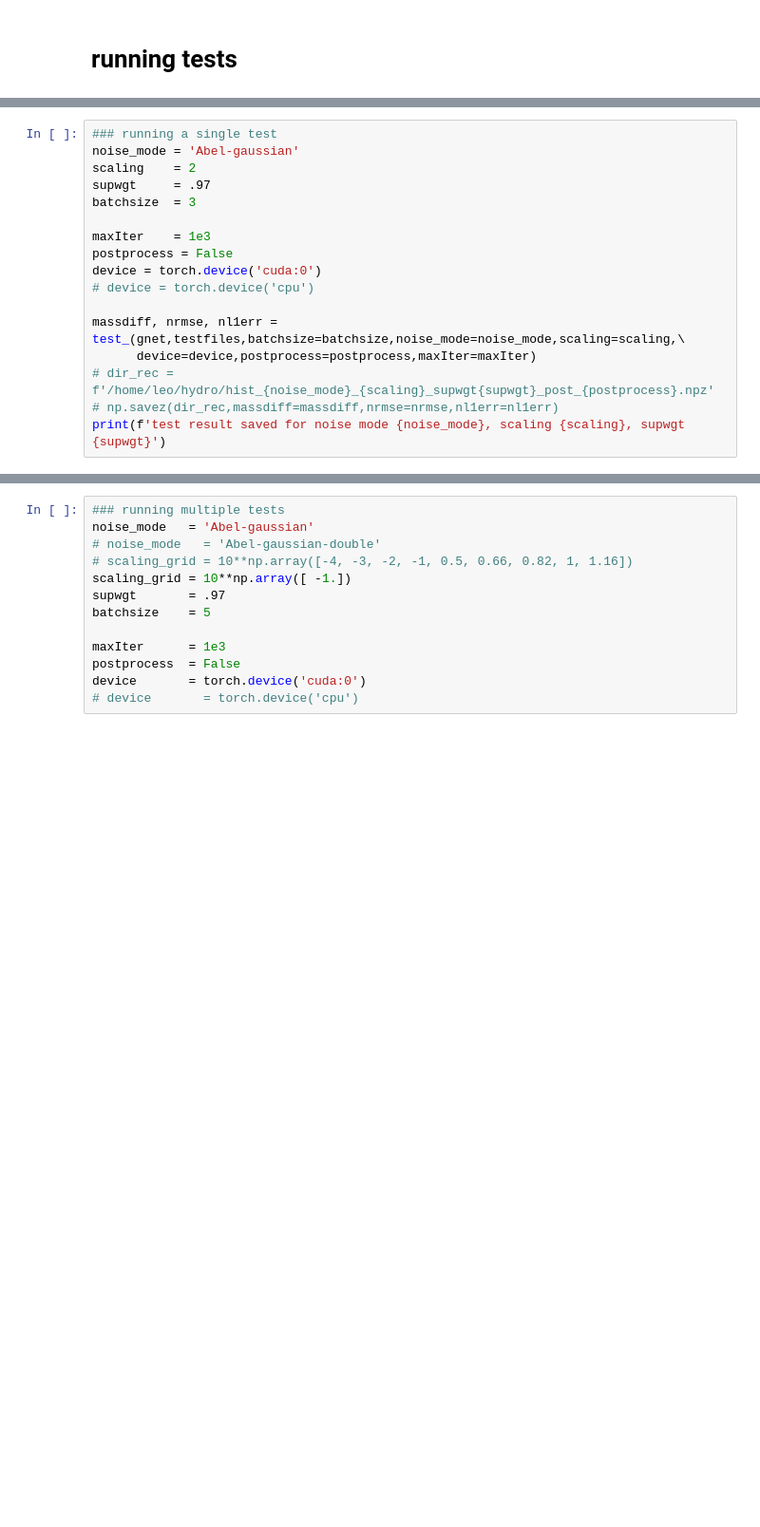
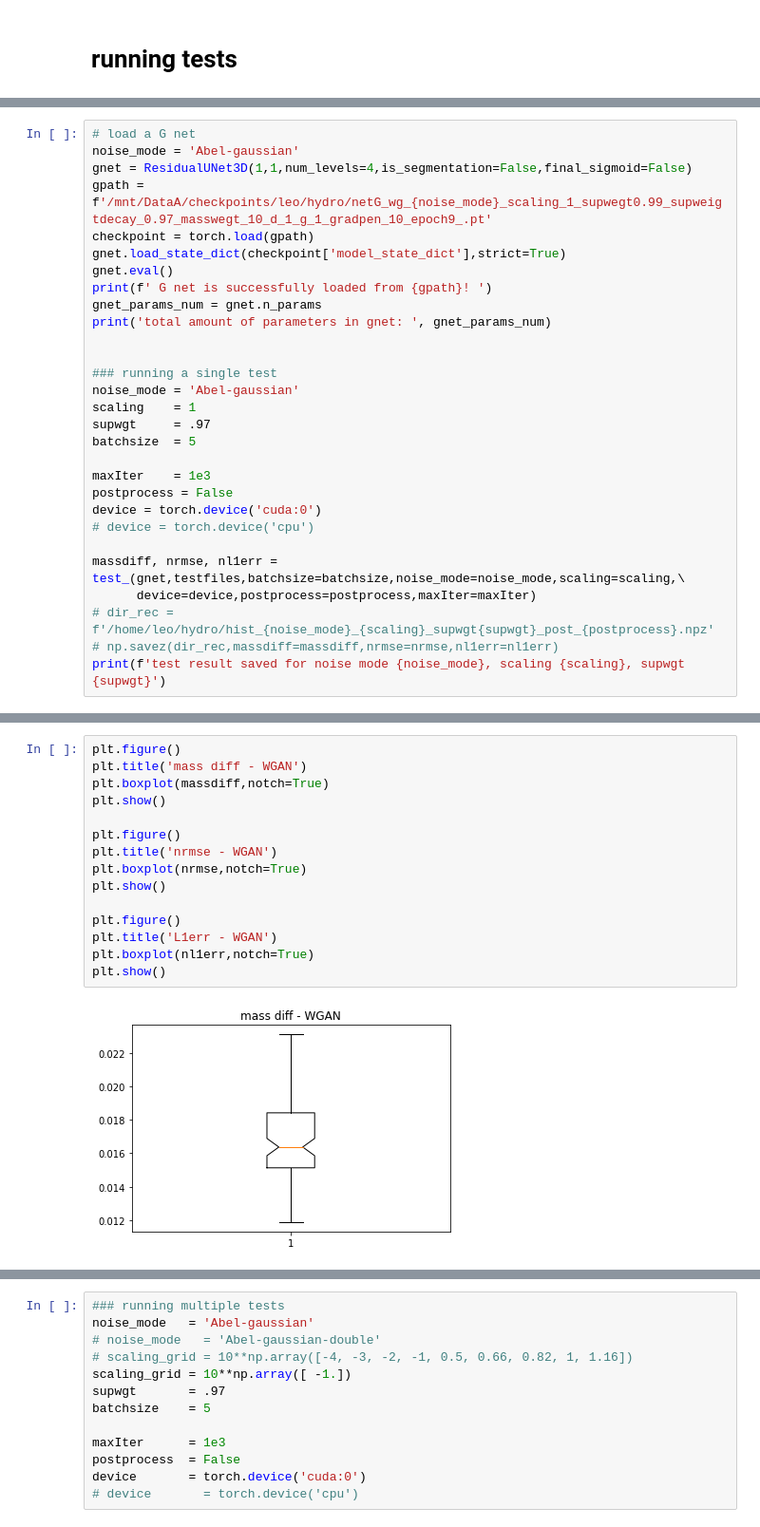
Before and after one commit to zhishenhuang/hydro, a Jupyter notebook: demo.ipynb, the cells around one changed output, grey strips where cells are left out. Shown: that part at 95% size. Drawn from its saved outputs; the diff is of its cells as text; blank space fills up the shorter version.

```diff
--- a/demo.ipynb
+++ b/demo.ipynb
@@ -77,9 +96,21 @@ testfiles = random.sample(ncfiles,k=testtotal)
 # %%
+# load a G net
+noise_mode = 'Abel-gaussian'
+gnet = ResidualUNet3D(1,1,num_levels=4,is_segmentation=False,final_sigmoid=False)
+gpath = f'/mnt/DataA/checkpoints/leo/hydro/netG_wg_{noise_mode}_scaling_1_supwegt0.99_supweigtdecay_0.97_masswegt_10_d_1_g_1_gradpen_10_epoch9_.pt'
+checkpoint = torch.load(gpath)
+gnet.load_state_dict(checkpoint['model_state_dict'],strict=True)
+gnet.eval()
+print(f' G net is successfully loaded from {gpath}! ')
+gnet_params_num = gnet.n_params
+print('total amount of parameters in gnet: ', gnet_params_num)
+
+
 ### running a single test
 noise_mode = 'Abel-gaussian'
-scaling    = 2
+scaling    = 1
 supwgt     = .97
-batchsize  = 3
+batchsize  = 5
 
 maxIter    = 1e3
 postprocess = False
@@ -93,0 +143,17 @@ print(f'test result saved for noise mode {noise_mode}, scaling {scaling}, supwgt
+# %%
+plt.figure()
+plt.title('mass diff - WGAN')
+plt.boxplot(massdiff,notch=True)
+plt.show()
+
+plt.figure()
+plt.title('nrmse - WGAN')
+plt.boxplot(nrmse,notch=True)
+plt.show()
+
+plt.figure()
+plt.title('L1err - WGAN')
+plt.boxplot(nl1err,notch=True)
+plt.show()
+# %% [output]
+[figure, added]
```
Also changed, not shown: parts of 8 cells of this notebook, 4 other files.
